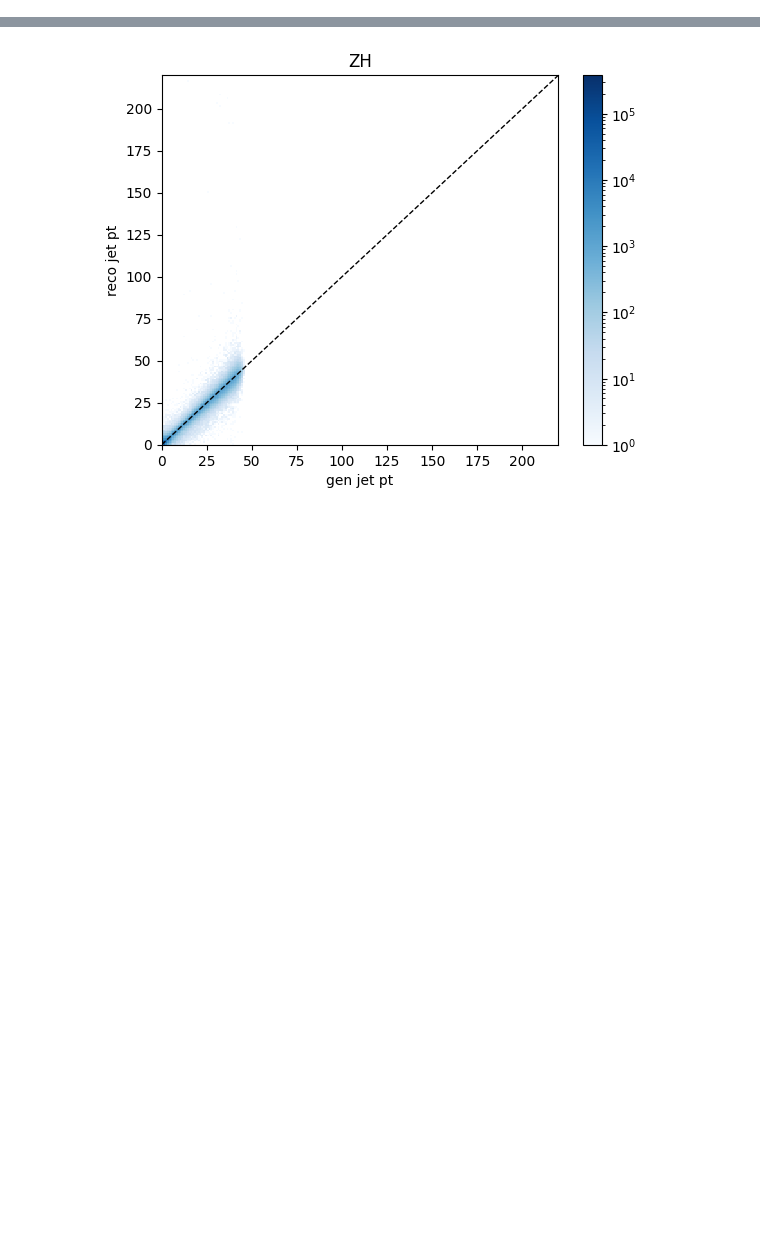
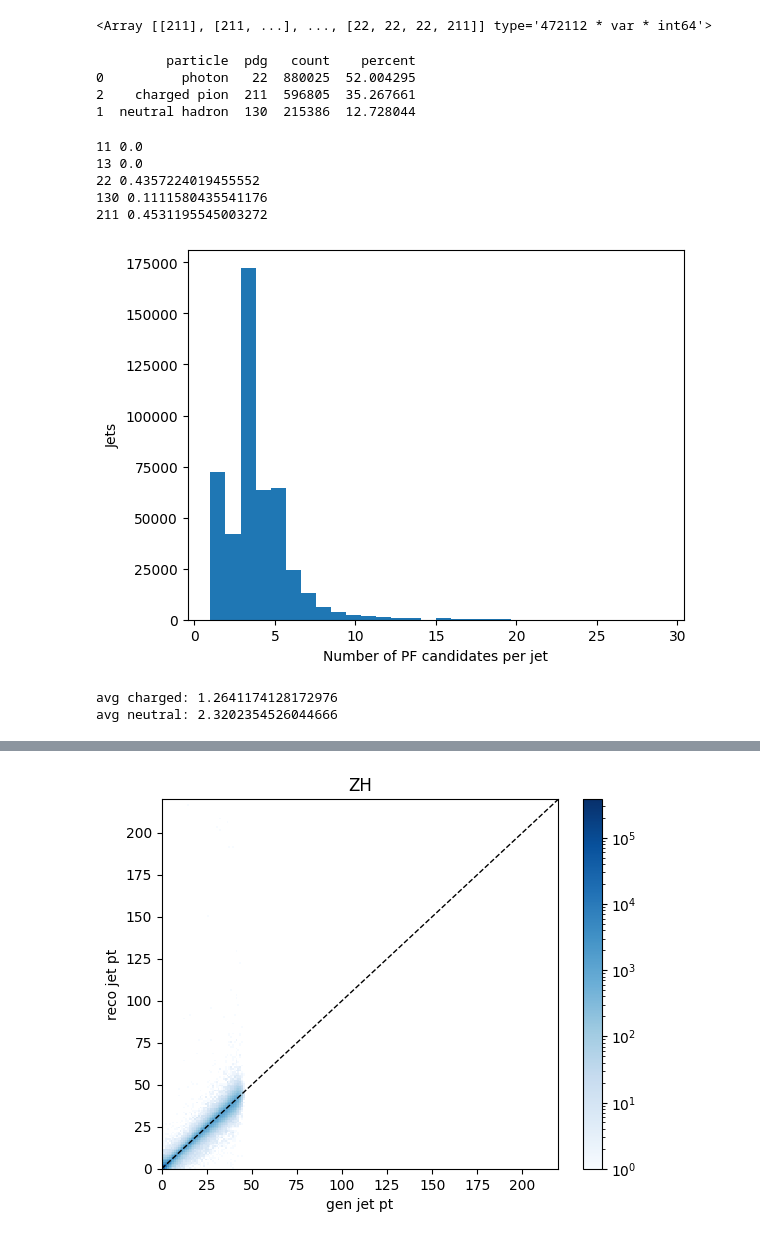
Before and after one commit to HEP-KBFI/ml-tau-en-reg, a Jupyter notebook: notebooks/CLD/systematic_plots.ipynb, the cells around one changed output, grey strips where cells are left out. Cells and saved outputs as stored; diff of their text form; code cells hidden in the pictures; blank space fills up the shorter version.

```diff
--- a/notebooks/CLD/systematic_plots.ipynb
+++ b/notebooks/CLD/systematic_plots.ipynb
@@ -59,0 +183,62 @@ def load_sample(path, max_files):
+# %%
+rares.reco_cand_pdg
+# %% [output]
+<Array [[211], [211, ...], ..., [22, 22, 22, 211]] type='472112 * var * int64'>
+# %%
+flat_pdg = ak.flatten(rares.reco_cand_pdg)
+
+unique, counts = np.unique(ak.to_numpy(flat_pdg), return_counts=True)
+total = counts.sum()
+
+summary = pd.DataFrame({
+    "pdg": unique,
+    "count": counts,
+    "percent": 100 * counts / total,
+}).sort_values("count", ascending=False)
+
+name_map = {
+    22: "photon",
+    11: "electron",
+    13: "muon",
+    130: "neutral hadron",
+    211: "charged pion",
+}
+
+summary["particle"] = summary["pdg"].map(name_map).fillna("other")
+print(summary[["particle", "pdg", "count", "percent"]])
+# %% [output]
+         particle  pdg   count    percent
+0          photon   22  880025  52.004295
+2    charged pion  211  596805  35.267661
+1  neutral hadron  130  215386  12.728044
+# %%
+particle_ids = [11, 13, 22, 130, 211]
+
+for pid in particle_ids:
+    per_jet_fraction = ak.sum(rares.reco_cand_pdg == pid, axis=1) / ak.num(rares.reco_cand_pdg, axis=1)
+    print(pid, ak.mean(per_jet_fraction))
+# %% [output]
+11 0.0
+13 0.0
+22 0.4357224019455552
+130 0.1111580435541176
+211 0.4531195545003272
+# %%
+n_cands = ak.num(rares.reco_cand_pdg)
+
+import matplotlib.pyplot as plt
+plt.hist(ak.to_numpy(n_cands), bins=30)
+plt.xlabel("Number of PF candidates per jet")
+plt.ylabel("Jets")
+plt.show()
+# %% [output]
+[figure, added]
+# %%
+charged = ak.sum(rares.reco_cand_charge != 0, axis=1)
+neutral = ak.sum(rares.reco_cand_charge == 0, axis=1)
+
+print("avg charged:", ak.mean(charged))
+print("avg neutral:", ak.mean(neutral))
+# %% [output]
+avg charged: 1.2641174128172976
+avg neutral: 2.3202354526044666
```
Also changed, not shown: parts of 31 cells of this notebook, 6 other files.
